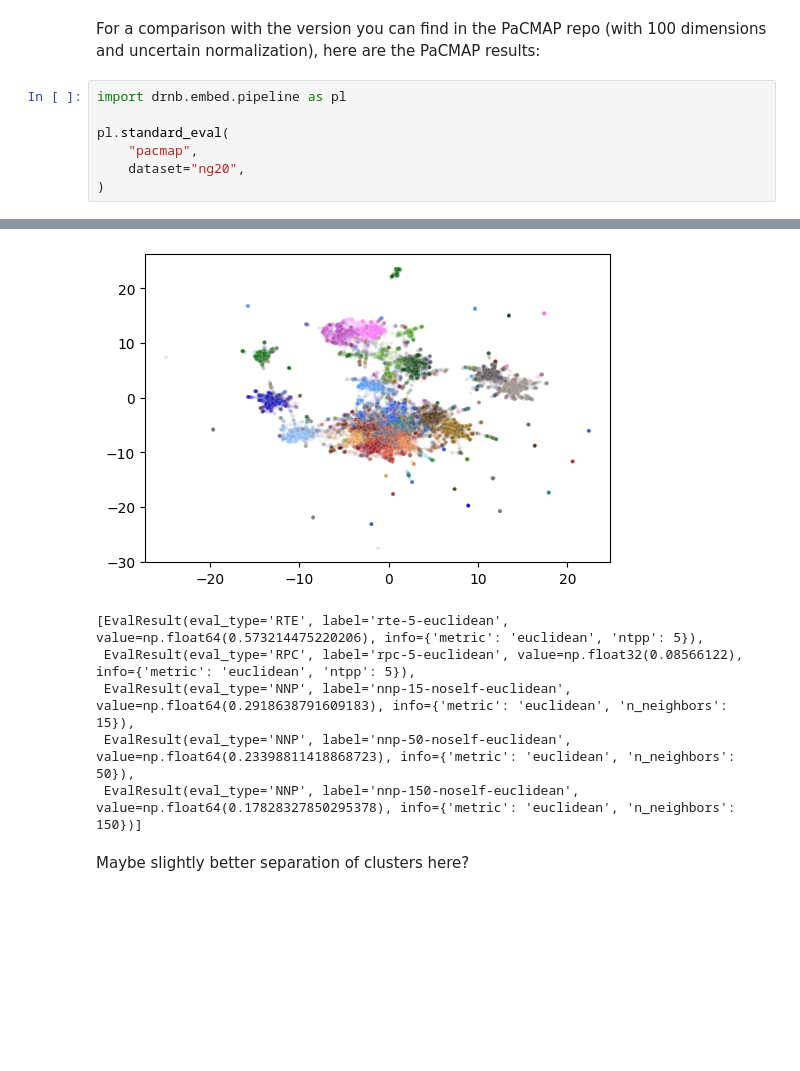
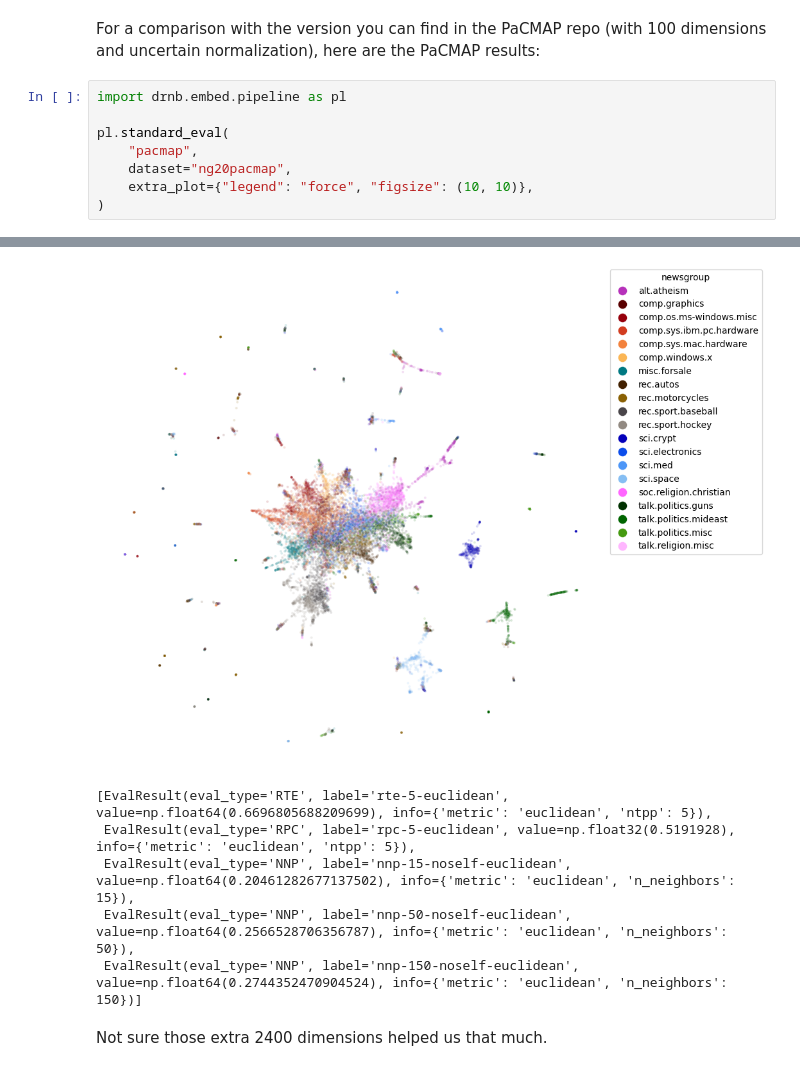
Before and after one commit to jlmelville/drnb, a Jupyter notebook: notebooks/data-pipeline/ng20.ipynb, the cells around one changed output, grey strips where cells are left out. Cells and saved outputs as stored; diff of their text form; blank space fills up the shorter version.

```diff
--- a/notebooks/data-pipeline/ng20.ipynb
+++ b/notebooks/data-pipeline/ng20.ipynb
@@ -187,6 +187,7 @@ import drnb.embed.pipeline as pl
 
 pl.standard_eval(
     "pacmap",
-    dataset="ng20",
+    dataset="ng20pacmap",
+    extra_plot={"legend": "force", "figsize": (10, 10)},
 )
 # %% [output]
@@ -193,8 +196,8 @@ pl.standard_eval(
-[figure, old version]
+[figure, new version]
-[EvalResult(eval_type='RTE', label='rte-5-euclidean', value=np.float64(0.573214475220206), info={'metric': 'euclidean', 'ntpp': 5}),
- EvalResult(eval_type='RPC', label='rpc-5-euclidean', value=np.float32(0.08566122), info={'metric': 'euclidean', 'ntpp': 5}),
- EvalResult(eval_type='NNP', label='nnp-15-noself-euclidean', value=np.float64(0.2918638791609183), info={'metric': 'euclidean', 'n_neighbors': 15}),
- EvalResult(eval_type='NNP', label='nnp-50-noself-euclidean', value=np.float64(0.23398811418868723), info={'metric': 'euclidean', 'n_neighbors': 50}),
- EvalResult(eval_type='NNP', label='nnp-150-noself-euclidean', value=np.float64(0.17828327850295378), info={'metric': 'euclidean', 'n_neighbors': 150})]
+[EvalResult(eval_type='RTE', label='rte-5-euclidean', value=np.float64(0.6696805688209699), info={'metric': 'euclidean', 'ntpp': 5}),
+ EvalResult(eval_type='RPC', label='rpc-5-euclidean', value=np.float32(0.5191928), info={'metric': 'euclidean', 'ntpp': 5}),
+ EvalResult(eval_type='NNP', label='nnp-15-noself-euclidean', value=np.float64(0.20461282677137502), info={'metric': 'euclidean', 'n_neighbors': 15}),
+ EvalResult(eval_type='NNP', label='nnp-50-noself-euclidean', value=np.float64(0.2566528706356787), info={'metric': 'euclidean', 'n_neighbors': 50}),
+ EvalResult(eval_type='NNP', label='nnp-150-noself-euclidean', value=np.float64(0.2744352470904524), info={'metric': 'euclidean', 'n_neighbors': 150})]
 # %% [markdown]
-Maybe slightly better separation of clusters here?
+Not sure those extra 2400 dimensions helped us that much.
```
Also changed, not shown: parts of 2 cells of this notebook, 3 other files.
